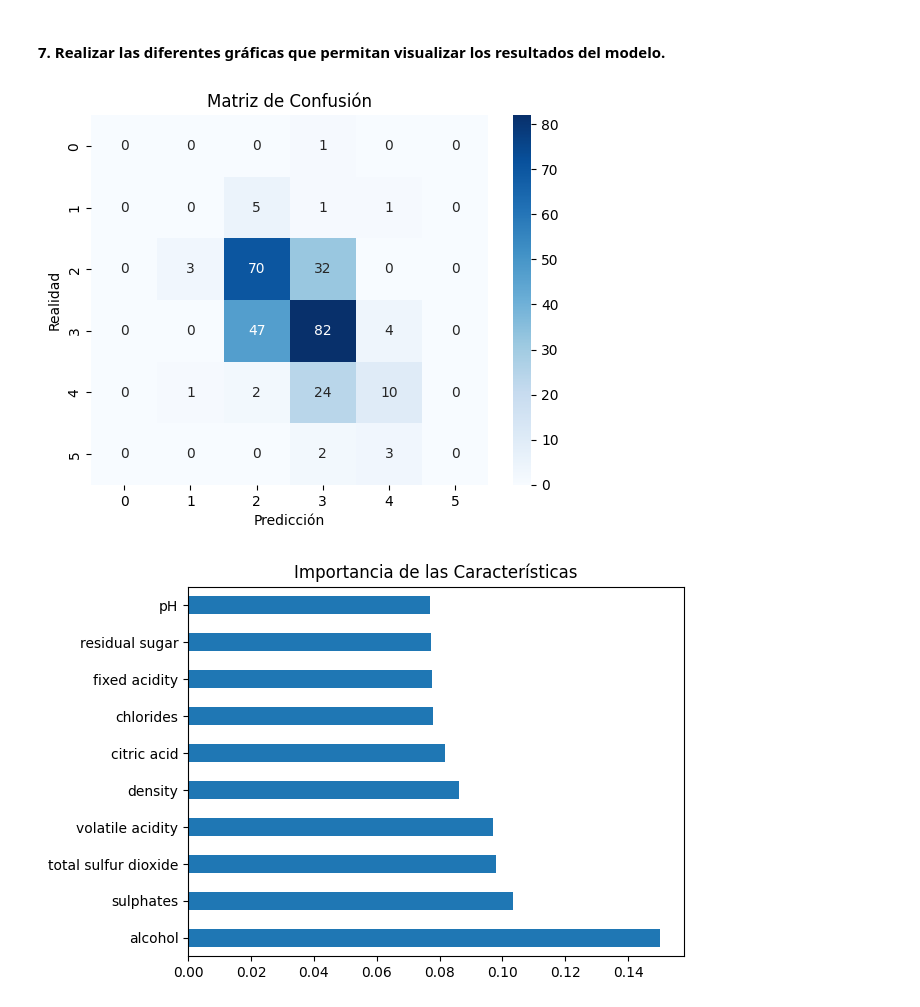
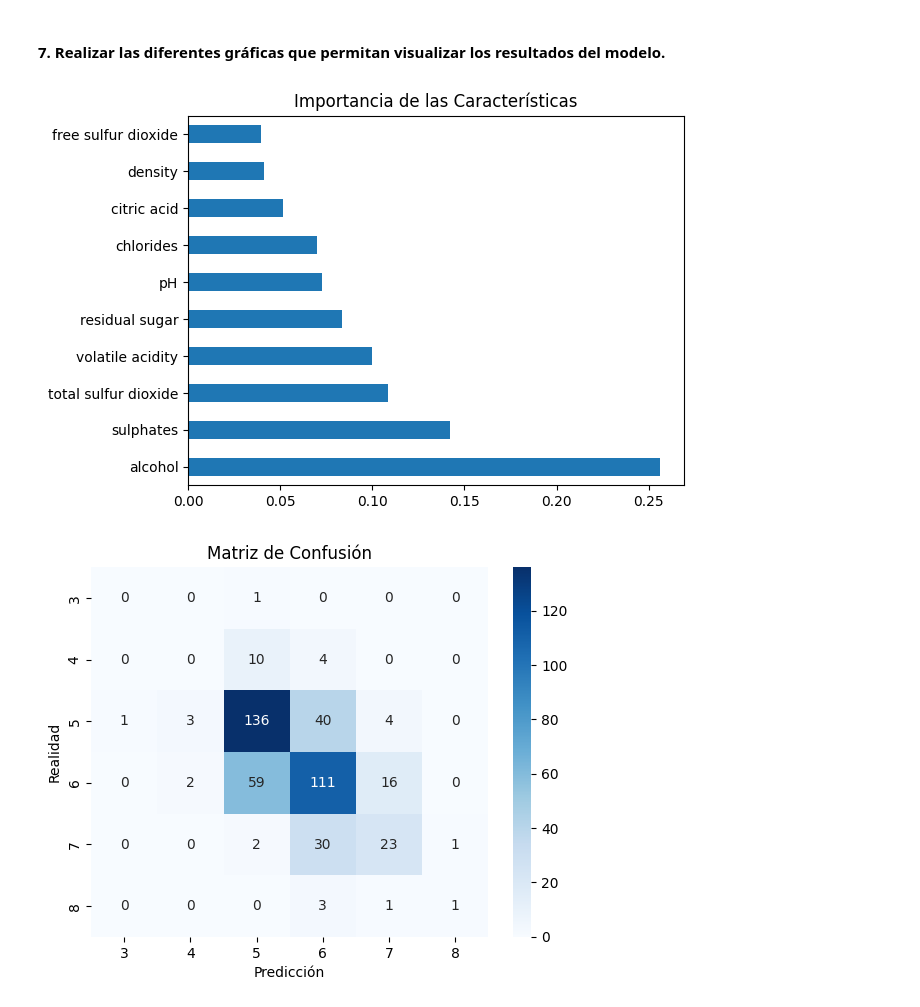
Before and after one commit to jerly-cryto/Analisis_de_Datos, a Jupyter notebook: Vino.ipynb, the cells around one changed output. Cells and saved outputs as stored; diff of their text form; code cells hidden in the pictures.

```diff
--- a/Vino.ipynb
+++ b/Vino.ipynb
@@ -100,7 +100,7 @@ modelo</h4>
 # %%
 from sklearn.model_selection import train_test_split
 
-X_train, X_test, y_train, y_test = train_test_split(X, y, test_size=0.35, random_state=42)
+X_train, X_test, y_train, y_test = train_test_split(X, y, test_size=0.28, random_state=42)
 
 print(f"Tamaño del conjunto de entrenamiento: {X_train.shape}")
 print(f"Tamaño del conjunto de prueba: {X_test.shape}")
@@ -112,6 +112,6 @@ Tamaño del conjunto de prueba: (560, 11)
 # %%
 from sklearn.tree import DecisionTreeClassifier
 
-clf = DecisionTreeClassifier(max_depth=5, random_state=25)
+clf = DecisionTreeClassifier(max_depth=8, random_state=25)
 clf.fit(X_train, y_train)
 # %% [output]
@@ -148,20 +159,26 @@ Precisión del modelo: 0.5660714285714286
 # %% [markdown]
 <h4>7. Realizar las diferentes gráficas que permitan visualizar los
 resultados del modelo.</h4>
+# %%
+feat_importances.nlargest(10).plot(kind='barh')
+plt.title('Importancia de las Características')
+plt.show()
+# %% [output]
+[figure, added]
 # %%
 import seaborn as sns
 import matplotlib.pyplot as plt
+from sklearn.metrics import confusion_matrix
+import pandas as pd
 
 conf_matrix = confusion_matrix(y_test, y_pred)
-sns.heatmap(conf_matrix, annot=True, fmt='d', cmap='Blues')
+
+class_names = [3, 4, 5, 6, 7, 8]
+
+sns.heatmap(conf_matrix, annot=True, fmt='d', cmap='Blues', xticklabels=class_names, yticklabels=class_names)
 plt.title('Matriz de Confusión')
 plt.xlabel('Predicción')
 plt.ylabel('Realidad')
 plt.show()
-
-feat_importances.nlargest(10).plot(kind='barh')
-plt.title('Importancia de las Características')
-plt.show()
 # %% [output]
-[figure, old version]
+[figure, new version]
-[figure, removed]
```
Also changed, not shown: parts of 4 cells of this notebook.
